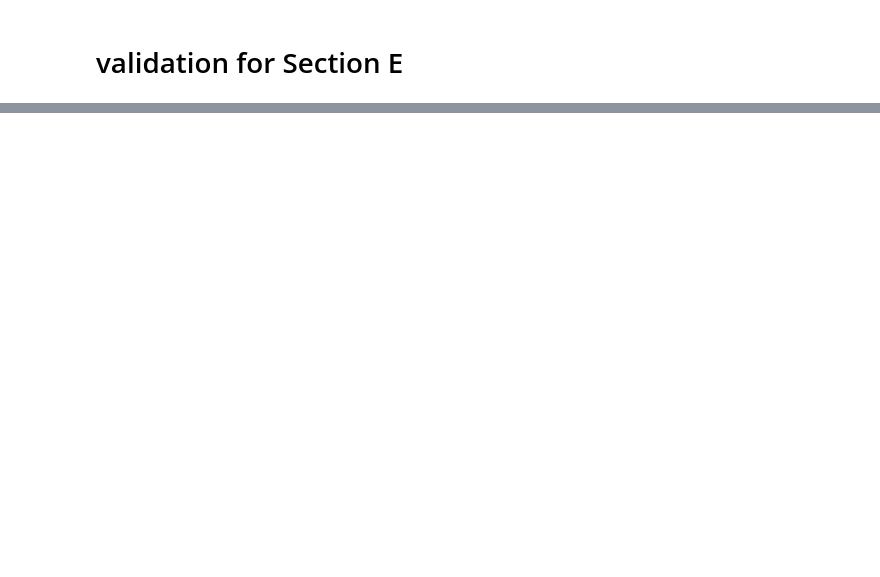
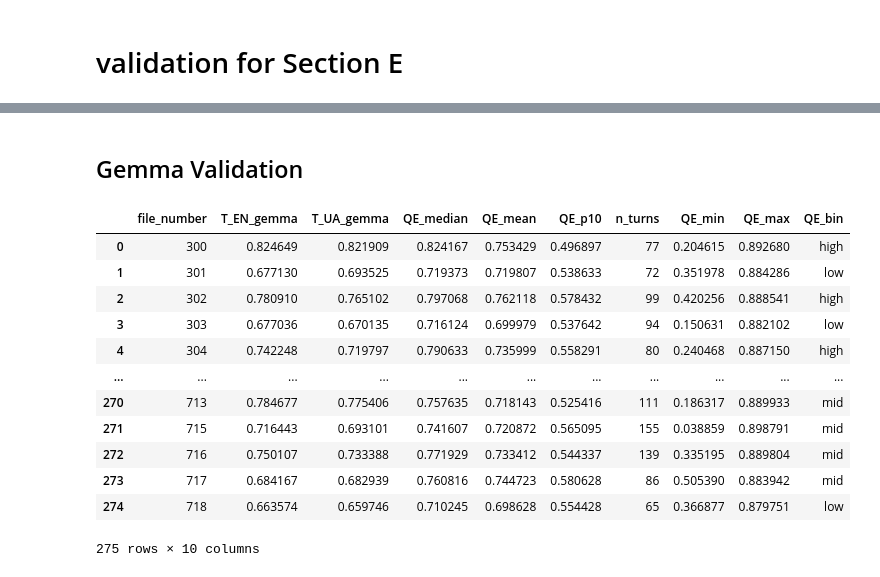
Before and after one commit to Pelmeshek1706/willis_2_airest, a Jupyter notebook: airest_article.ipynb, the cells around one changed output, grey strips where cells are left out. Saved outputs shown, nothing was run; the diff lists cells and outputs as text; code cells hidden in the pictures; blank space fills up the shorter version.

```diff
--- a/airest_article.ipynb
+++ b/airest_article.ipynb
@@ -1742,0 +1805,4 @@ eval_df
+# %%
+import pandas as pd
+df = pd.read_csv("/Users/pelmeshek1706/Desktop/projects/dcapwoz_all_plus_ukr_eng_back_after_commet_qe.csv")
+df
@@ -1742,0 +1854,39 @@ eval_df
+# %% [markdown]
+## Gemma Validation
+# %%
+import pandas as pd
+ENG_PATH = "dcwoz_eng_new_gemma.csv"
+UKR_PATH = "dcwoz_ukr_new_gemma.csv"
+
+df_en = pd.read_csv(ENG_PATH)
+df_uk = pd.read_csv(UKR_PATH)
+# %%
+df_t_g = (
+    df_en[["file_number", "mean_tangeniality"]]
+    .rename(columns={"mean_tangeniality": "T_EN_gemma"})
+    .merge(
+        df_uk[["file_number", "mean_tangeniality"]].rename(columns={"mean_tangeniality": "T_UA_gemma"}),
+        on="file_number",
+        how="inner",
+        validate="one_to_one",
+    )
+    .merge(qe_i, on="file_number", how="inner", validate="one_to_one")
+)
+
+# Sanity: all needed columns exist
+assert {"T_EN_gemma","T_UA_gemma","QE_median","QE_bin"}.issubset(df_t_g.columns)
+df_t_g
+# %% [output]
+|  | file_number | T_EN_gemma | T_UA_gemma | QE_median | QE_mean | QE_p10 | n_turns | QE_min | QE_max | QE_bin |
+| 0 | 300 | 0.824649 | 0.821909 | 0.824167 | 0.753429 | 0.496897 | 77 | 0.204615 | 0.892680 | high |
+| 1 | 301 | 0.677130 | 0.693525 | 0.719373 | 0.719807 | 0.538633 | 72 | 0.351978 | 0.884286 | low |
+| 2 | 302 | 0.780910 | 0.765102 | 0.797068 | 0.762118 | 0.578432 | 99 | 0.420256 | 0.888541 | high |
+| 3 | 303 | 0.677036 | 0.670135 | 0.716124 | 0.699979 | 0.537642 | 94 | 0.150631 | 0.882102 | low |
+| 4 | 304 | 0.742248 | 0.719797 | 0.790633 | 0.735999 | 0.558291 | 80 | 0.240468 | 0.887150 | high |
+| ... | ... | ... | ... | ... | ... | ... | ... | ... | ... | ... |
+| 270 | 713 | 0.784677 | 0.775406 | 0.757635 | 0.718143 | 0.525416 | 111 | 0.186317 | 0.889933 | mid |
+| 271 | 715 | 0.716443 | 0.693101 | 0.741607 | 0.720872 | 0.565095 | 155 | 0.038859 | 0.898791 | mid |
+| 272 | 716 | 0.750107 | 0.733388 | 0.771929 | 0.733412 | 0.544337 | 139 | 0.335195 | 0.889804 | mid |
+| 273 | 717 | 0.684167 | 0.682939 | 0.760816 | 0.744723 | 0.580628 | 86 | 0.505390 | 0.883942 | mid |
+| 274 | 718 | 0.663574 | 0.659746 | 0.710245 | 0.698628 | 0.554428 | 65 | 0.366877 | 0.879751 | low |
+275 rows × 10 columns
```
Also changed, not shown: parts of 9 cells of this notebook, 1 other file.
